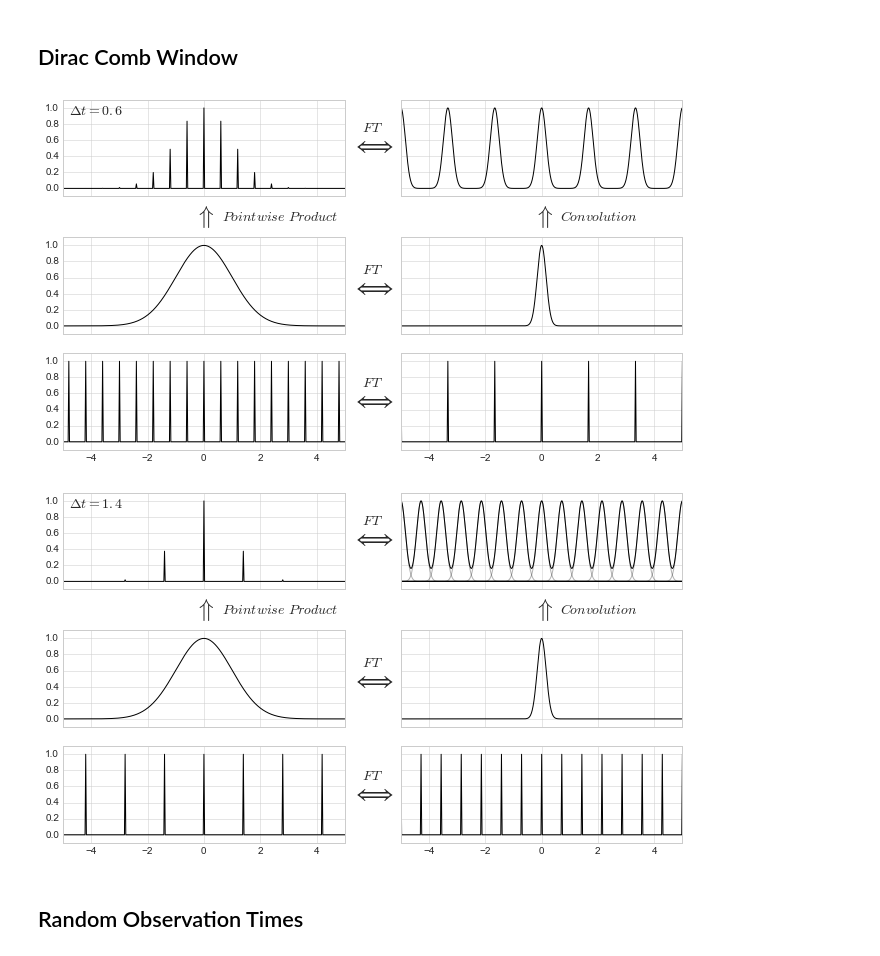
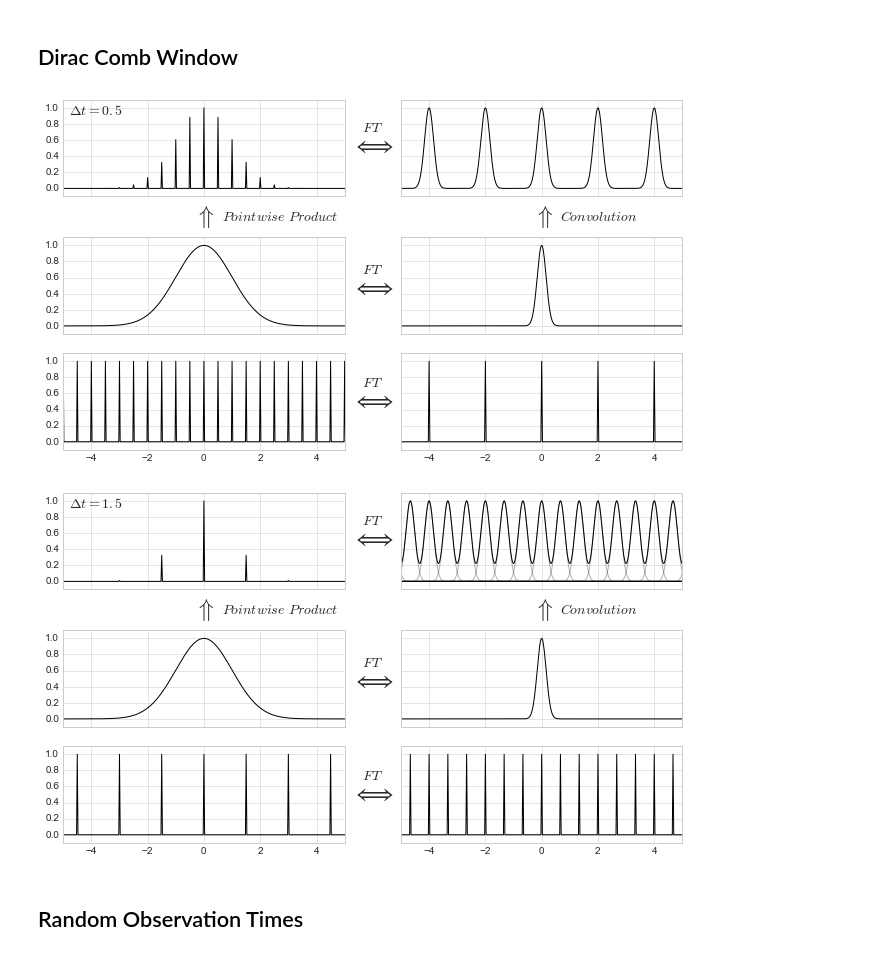
Before and after one commit to jakevdp/PracticalLombScargle, a Jupyter notebook: figures/WindowFunctions.ipynb, the cells around one changed output. Drawn from its saved outputs; the diff is of its cells as text; code cells hidden in the pictures.

```diff
--- a/figures/WindowFunctions.ipynb
+++ b/figures/WindowFunctions.ipynb
@@ -164,15 +164,15 @@ def plot_dirac_comb(T_samp, plot_aliases=False):
 
     return fig
 # %%
-fig = plot_dirac_comb(T_samp=0.6)
+fig = plot_dirac_comb(T_samp=0.5)
 fig.savefig('fig07_comb_window_1.pdf')
 # %% [output]
-[figure, old version]
+[figure, new version]
 # %%
-fig = plot_dirac_comb(T_samp=1.4, plot_aliases=True)
+fig = plot_dirac_comb(T_samp=1.5, plot_aliases=True)
 fig.savefig('fig08_comb_window_2.pdf')
 # %% [output]
-[figure, old version]
+[figure, new version]
 # %% [markdown]
 ## Random Observation Times
 # %%
```
Also changed, not shown: parts of 3 cells of this notebook, 6 other files.
